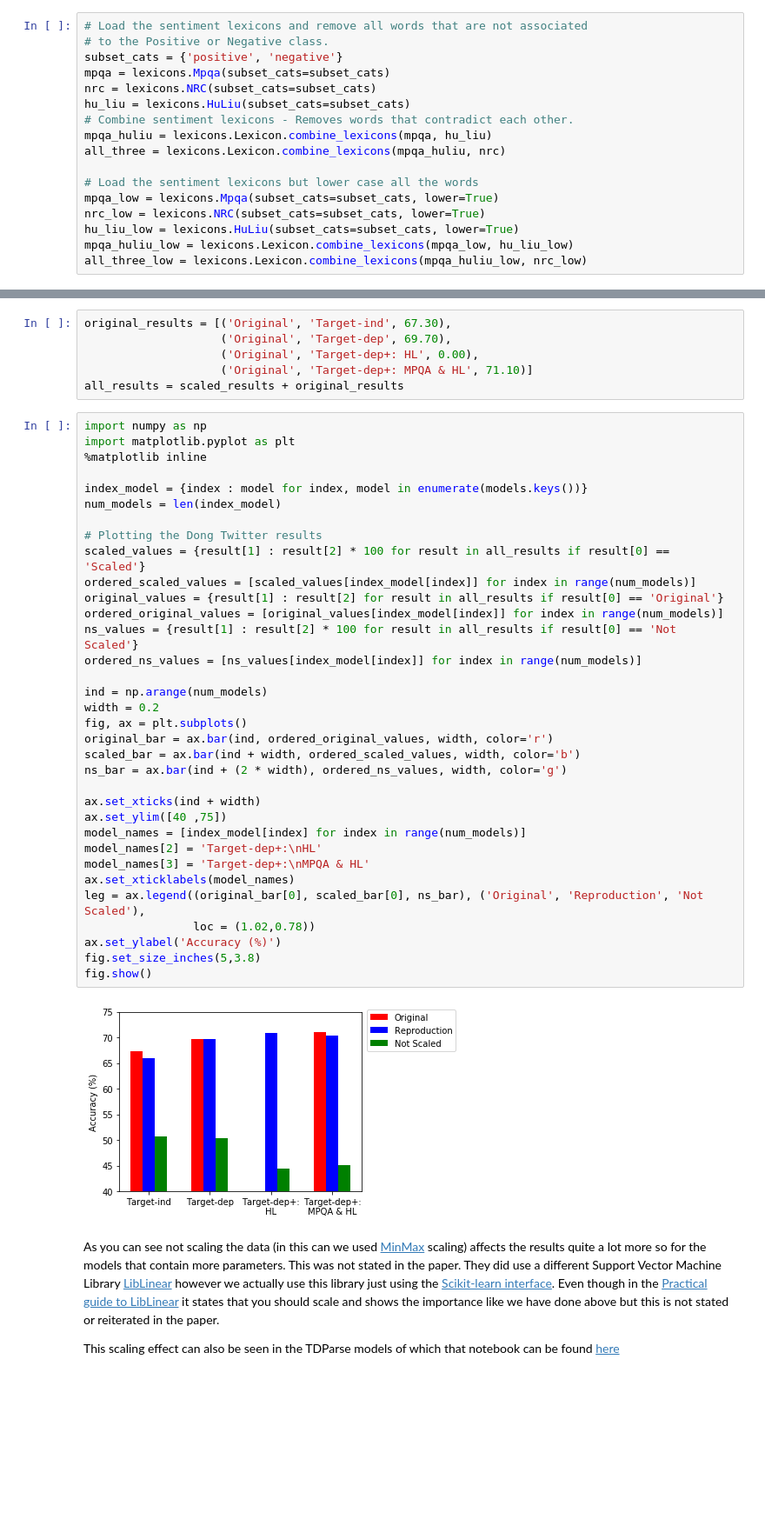
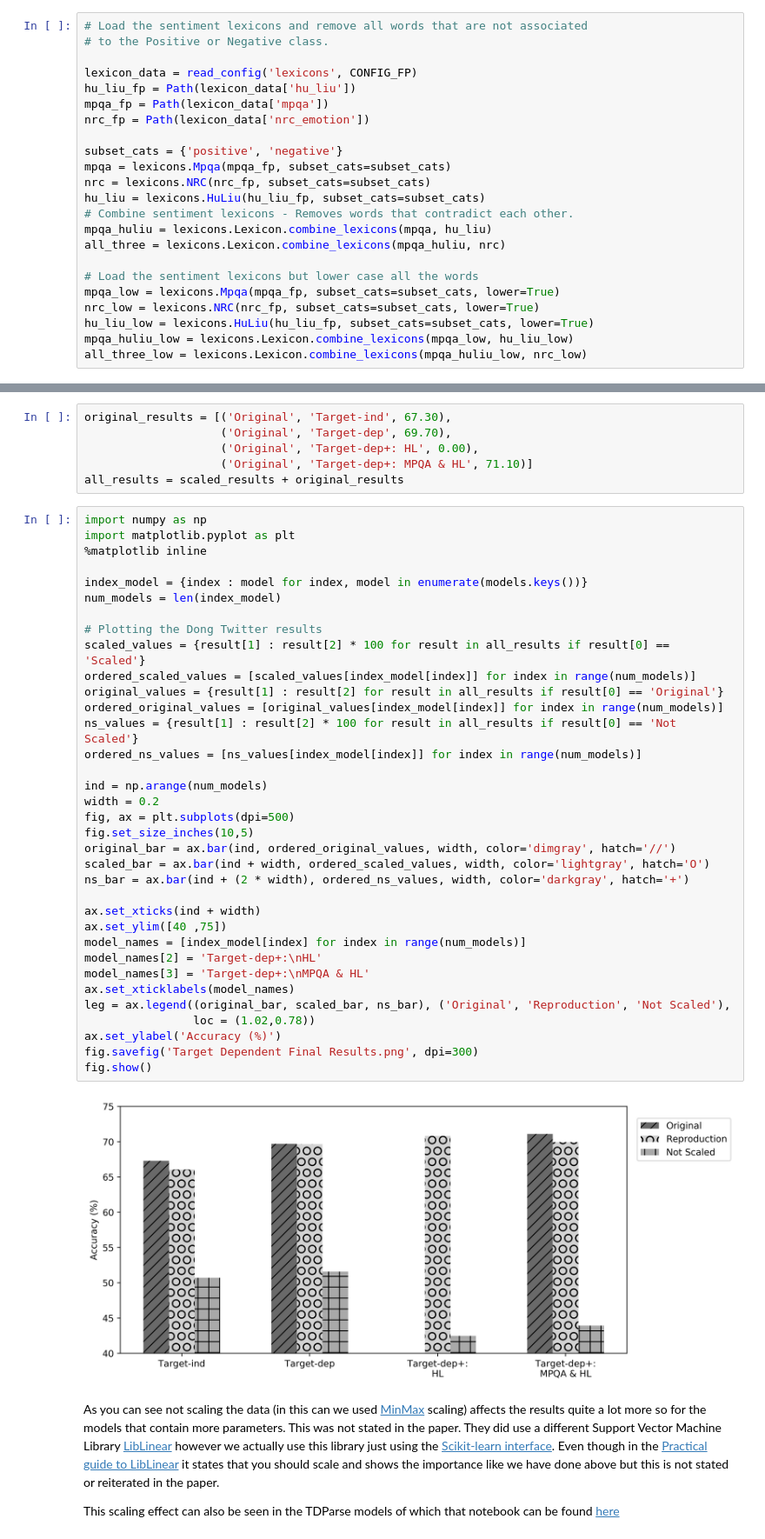
Before and after one commit to apmoore1/Bella, a Jupyter notebook: notebooks/target_model.ipynb, the cells around one changed output, grey strips where cells are left out. Shown at 87% size. Drawn from its saved outputs; the diff is of its cells as text; blank space fills up the shorter version.

```diff
--- a/notebooks/target_model.ipynb
+++ b/notebooks/target_model.ipynb
@@ -96,18 +114,24 @@ Below we present the size of the sentiment lexicon once it has been processed an
 # %%
 # Load the sentiment lexicons and remove all words that are not associated
 # to the Positive or Negative class.
+
+lexicon_data = read_config('lexicons', CONFIG_FP)
+hu_liu_fp = Path(lexicon_data['hu_liu'])
+mpqa_fp = Path(lexicon_data['mpqa'])
+nrc_fp = Path(lexicon_data['nrc_emotion'])
+
 subset_cats = {'positive', 'negative'}
-mpqa = lexicons.Mpqa(subset_cats=subset_cats)
-nrc = lexicons.NRC(subset_cats=subset_cats)
-hu_liu = lexicons.HuLiu(subset_cats=subset_cats)
+mpqa = lexicons.Mpqa(mpqa_fp, subset_cats=subset_cats)
+nrc = lexicons.NRC(nrc_fp, subset_cats=subset_cats)
+hu_liu = lexicons.HuLiu(hu_liu_fp, subset_cats=subset_cats)
 # Combine sentiment lexicons - Removes words that contradict each other.
 mpqa_huliu = lexicons.Lexicon.combine_lexicons(mpqa, hu_liu)
 all_three = lexicons.Lexicon.combine_lexicons(mpqa_huliu, nrc)
 
 # Load the sentiment lexicons but lower case all the words
-mpqa_low = lexicons.Mpqa(subset_cats=subset_cats, lower=True)
-nrc_low = lexicons.NRC(subset_cats=subset_cats, lower=True)
-hu_liu_low = lexicons.HuLiu(subset_cats=subset_cats, lower=True)
+mpqa_low = lexicons.Mpqa(mpqa_fp, subset_cats=subset_cats, lower=True)
+nrc_low = lexicons.NRC(nrc_fp, subset_cats=subset_cats, lower=True)
+hu_liu_low = lexicons.HuLiu(hu_liu_fp, subset_cats=subset_cats, lower=True)
 mpqa_huliu_low = lexicons.Lexicon.combine_lexicons(mpqa_low, hu_liu_low)
 all_three_low = lexicons.Lexicon.combine_lexicons(mpqa_huliu_low, nrc_low)
 # %%
@@ -388,39 +408,40 @@ all_results = scaled_results + original_results
 # %%
 import numpy as np
 import matplotlib.pyplot as plt
 %matplotlib inline
 
 index_model = {index : model for index, model in enumerate(models.keys())}
 num_models = len(index_model)
 
 # Plotting the Dong Twitter results
 scaled_values = {result[1] : result[2] * 100 for result in all_results if result[0] == 'Scaled'}
 ordered_scaled_values = [scaled_values[index_model[index]] for index in range(num_models)]
 original_values = {result[1] : result[2] for result in all_results if result[0] == 'Original'}
 ordered_original_values = [original_values[index_model[index]] for index in range(num_models)]
 ns_values = {result[1] : result[2] * 100 for result in all_results if result[0] == 'Not Scaled'}
 ordered_ns_values = [ns_values[index_model[index]] for index in range(num_models)]
 
 ind = np.arange(num_models)
 width = 0.2
-fig, ax = plt.subplots()
-original_bar = ax.bar(ind, ordered_original_values, width, color='r')
-scaled_bar = ax.bar(ind + width, ordered_scaled_values, width, color='b')
-ns_bar = ax.bar(ind + (2 * width), ordered_ns_values, width, color='g')
+fig, ax = plt.subplots(dpi=500)
+fig.set_size_inches(10,5)
+original_bar = ax.bar(ind, ordered_original_values, width, color='dimgray', hatch='//')
+scaled_bar = ax.bar(ind + width, ordered_scaled_values, width, color='lightgray', hatch='O')
+ns_bar = ax.bar(ind + (2 * width), ordered_ns_values, width, color='darkgray', hatch='+')
 
 ax.set_xticks(ind + width)
 ax.set_ylim([40 ,75])
 model_names = [index_model[index] for index in range(num_models)]
 model_names[2] = 'Target-dep+:\nHL'
 model_names[3] = 'Target-dep+:\nMPQA & HL'
 ax.set_xticklabels(model_names)
-leg = ax.legend((original_bar[0], scaled_bar[0], ns_bar), ('Original', 'Reproduction', 'Not Scaled'),
+leg = ax.legend((original_bar, scaled_bar, ns_bar), ('Original', 'Reproduction', 'Not Scaled'),
                 loc = (1.02,0.78))
 ax.set_ylabel('Accuracy (%)')
-fig.set_size_inches(5,3.8)
+fig.savefig('Target Dependent Final Results.png', dpi=300)
 fig.show()
 # %% [output]
-[figure, old version]
+[figure, new version]
 # %% [markdown]
 As you can see not scaling the data (in this can we used [MinMax](http://scikit-learn.org/stable/modules/generated/sklearn.preprocessing.MinMaxScaler.html) scaling) affects the results quite a lot more so for the models that contain more parameters. This was not stated in the paper. They did use a different Support Vector Machine Library [LibLinear](https://www.csie.ntu.edu.tw/~cjlin/liblinear/) however we actually use this library just using the [Scikit-learn interface](http://scikit-learn.org/stable/modules/generated/sklearn.svm.LinearSVC.html). Even though in the [Practical guide to LibLinear](https://www.csie.ntu.edu.tw/~cjlin/papers/guide/guide.pdf) it states that you should scale and shows the importance like we have done above but this is not stated or reiterated in the paper.
 
```
Also changed, not shown: parts of 12 cells of this notebook, 2 other files.
